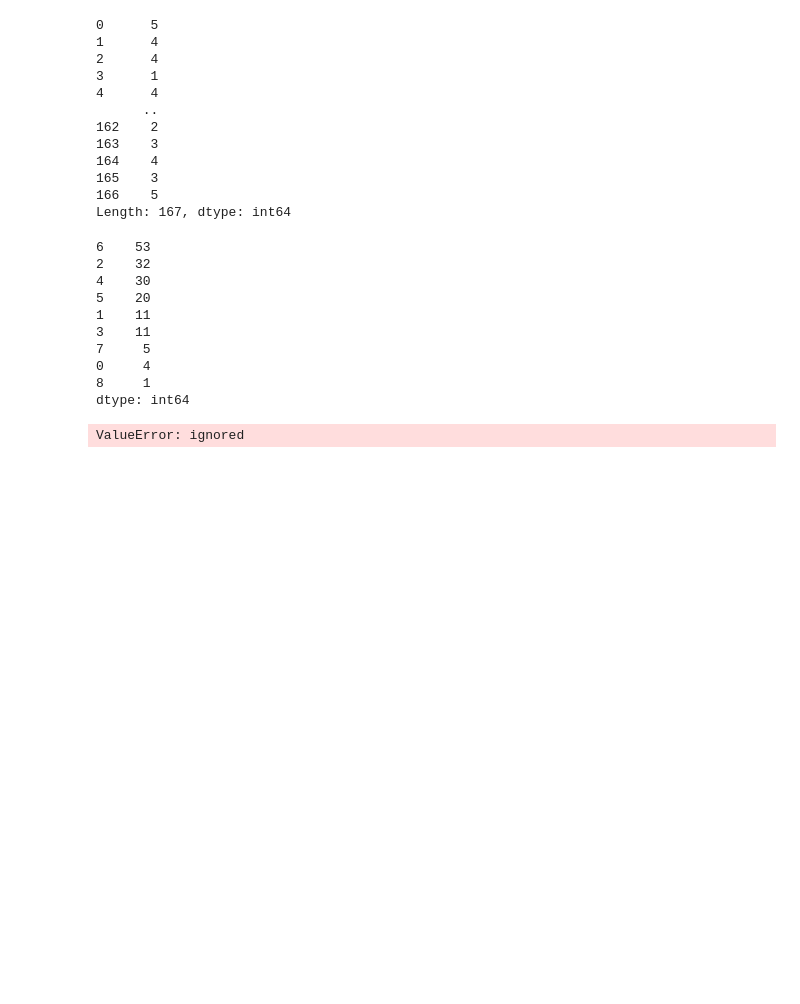
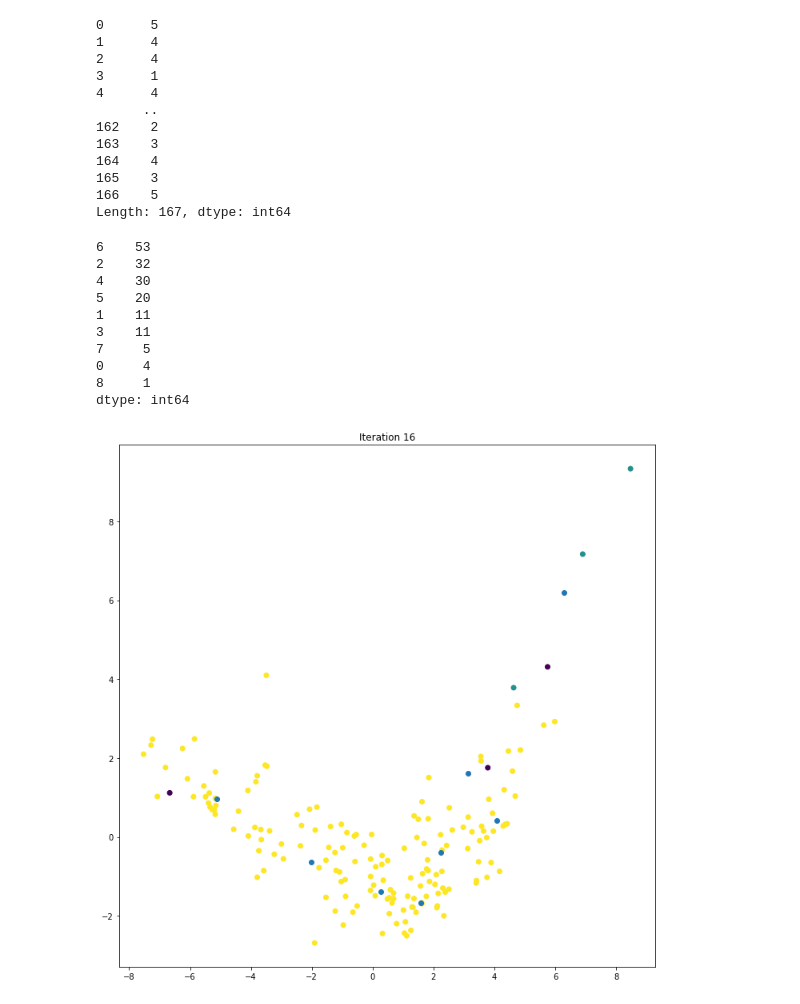
Before and after one commit to AlsT26/ML_Case-Based-2, a Jupyter notebook: ML_Case-Based-2.ipynb, the cells around one changed output. Cells and saved outputs as stored; diff of their text form; code cells hidden in the pictures; blank space fills up the shorter version.

```diff
--- a/ML_Case-Based-2.ipynb
+++ b/ML_Case-Based-2.ipynb
@@ -219,13 +219,13 @@ dtype: int64
 # %%
 #Mencari nilai mean dari tiap baris cluster atau tiap centroid di clusternya masing-masing untuk dijadikan centroid baru
 def new_centroid(df, label, k):
-  df_new.groupby(label).apply(lambda x: np.exp(np.log(x).mean())).transpose()
+  return df_new.groupby(label).apply(lambda x: np.exp(np.log(x).mean())).T
 # %%
 #visualisasi data selama perulangan
 def plot_cluster(df, label, centroids, iteration):
   pca = PCA(n_components = 2)
   data_2d = pca.fit_transform(df)
-  centroids_2d = pca.transform(centroids.T)
+  centroids_2d = pca.transform(centroids.transpose())
   clear_output(wait=True)
   plt.title(f'Iteration {iteration}')
   plt.scatter(x=data_2d[:,0], y=data_2d[:,1], c = label)
@@ -233,18 +233,18 @@ def plot_cluster(df, label, centroids, iteration):
   plt.show()
 # %%
 max_iter = 100
-k = 3
+k = 9
 
 centroids = rand_centroid(df_new,k)
 cent_old = pd.DataFrame()
 iteration = 1
 
 while iteration < max_iter and not centroids.equals(cent_old):
   cent_old = centroids
 
-  label = labeling(df_new, centroids)
-  centroids = new_centroid(df_new, label, k)
+  labels = labeling(df_new, centroids)
+  centroids = new_centroid(df_new, labels, k)
   plot_cluster(df_new, label, centroids, iteration)
   iteration += 1
 # %% [output]
-ValueError: ignored
+[figure, added]
```
